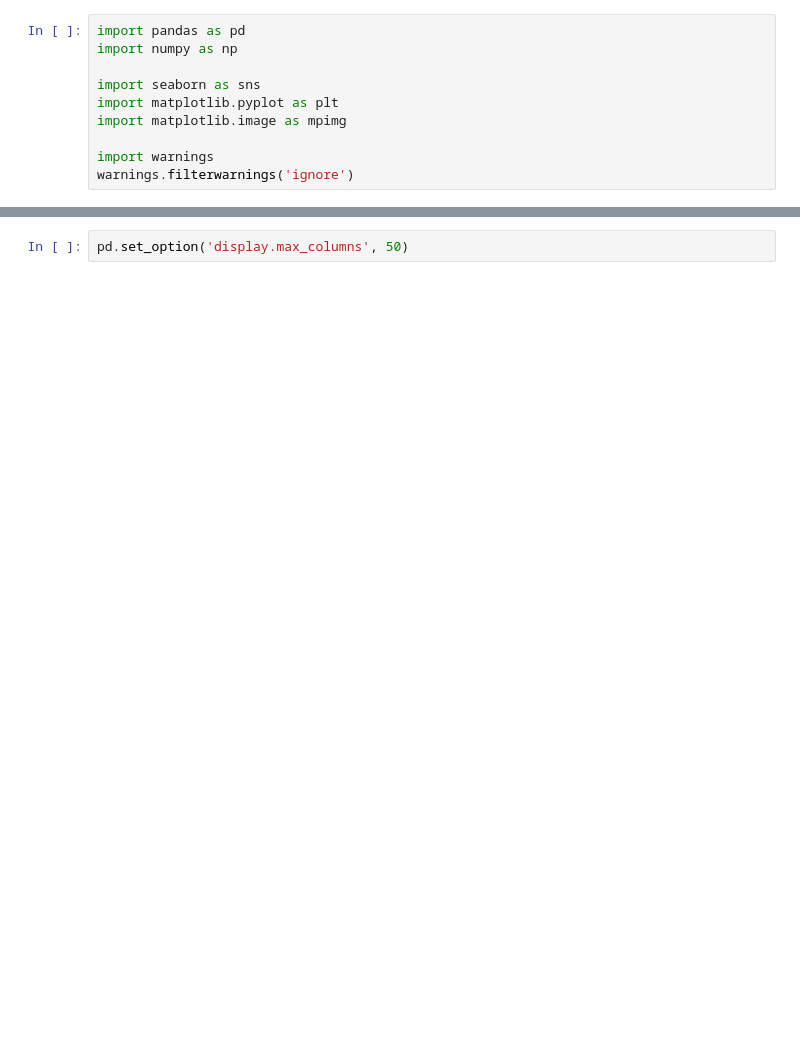
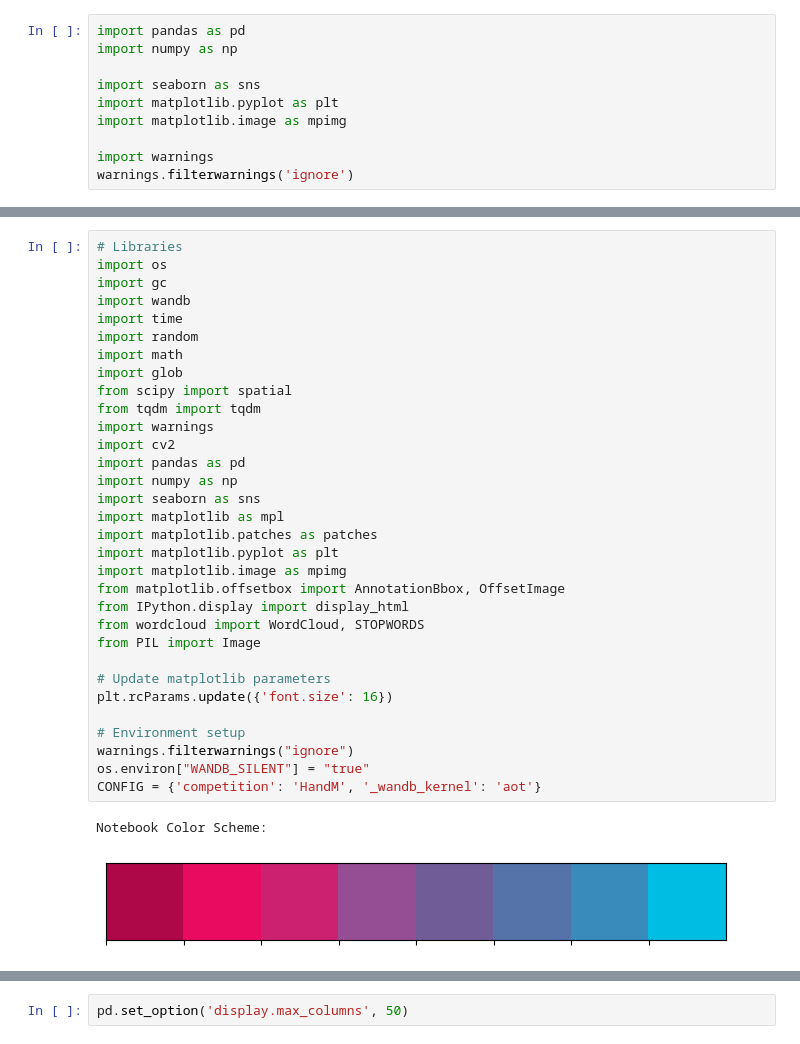
Before and after one commit to ManoharVit/Ecommerce-Fashion-Recommendation, a Jupyter notebook: FinalNotebook.ipynb, the cells around one changed output, grey strips where cells are left out. Saved outputs shown, nothing was run; the diff lists cells and outputs as text; blank space fills up the shorter version.

```diff
--- a/FinalNotebook.ipynb
+++ b/FinalNotebook.ipynb
@@ -52,0 +53,35 @@ warnings.filterwarnings('ignore')
+# %%
+# Libraries
+import os
+import gc
+import wandb
+import time
+import random
+import math
+import glob
+from scipy import spatial
+from tqdm import tqdm
+import warnings
+import cv2
+import pandas as pd
+import numpy as np
+import seaborn as sns
+import matplotlib as mpl
+import matplotlib.patches as patches
+import matplotlib.pyplot as plt
+import matplotlib.image as mpimg
+from matplotlib.offsetbox import AnnotationBbox, OffsetImage
+from IPython.display import display_html
+from wordcloud import WordCloud, STOPWORDS
+from PIL import Image
+
+# Update matplotlib parameters
+plt.rcParams.update({'font.size': 16})
+
+# Environment setup
+warnings.filterwarnings("ignore")
+os.environ["WANDB_SILENT"] = "true"
+CONFIG = {'competition': 'HandM', '_wandb_kernel': 'aot'}
+# %% [output]
+Notebook Color Scheme:
+[figure, added]
```
Also changed, not shown: parts of 18 cells of this notebook, 1 other file.
